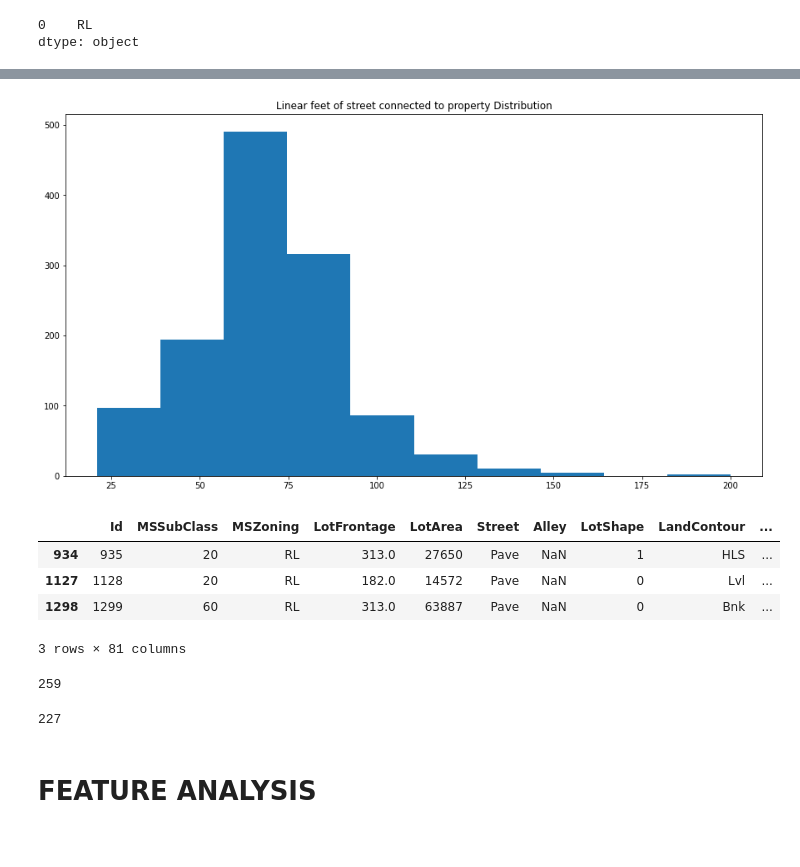
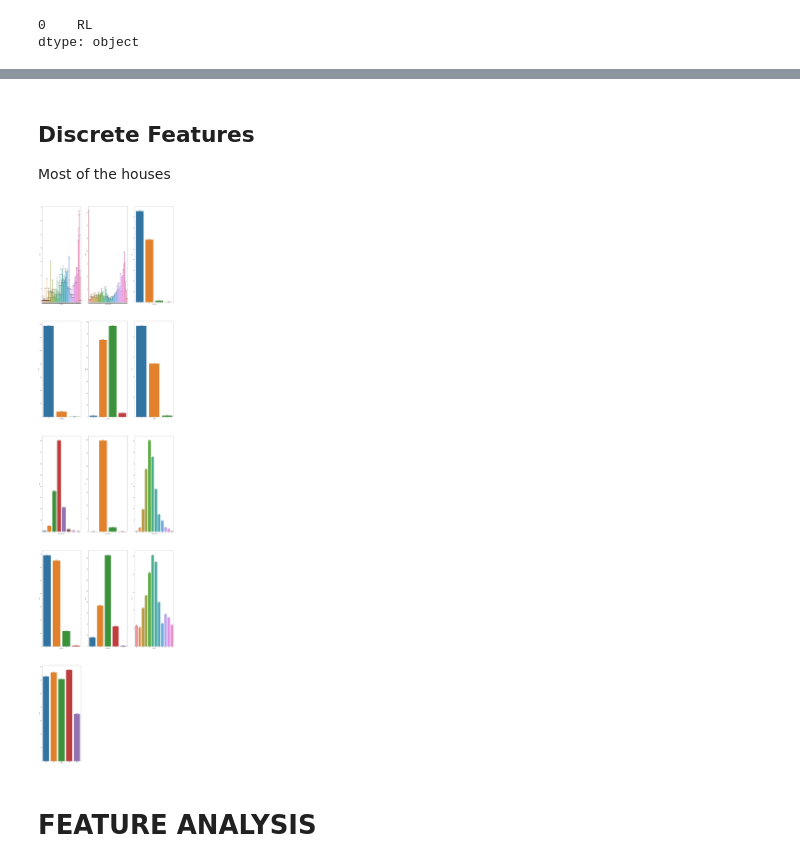
Before and after one commit to komus/kaggle-house-price, a Jupyter notebook: houseprice.ipynb, the cells around one changed output, grey strips where cells are left out. Drawn from its saved outputs; the diff is of its cells as text; code cells hidden in the pictures.

```diff
--- a/houseprice.ipynb
+++ b/houseprice.ipynb
@@ -231,24 +356,24 @@ train_set[train_set['LotFrontage'] > 250]
-# %%
-plt.figure(figsize=(15,8))
-plt.hist(test_set['LotFrontage'])
-plt.title("Linear feet of street connected to property Distribution");
-# %% [output]
-[figure, removed]
-# %%
-train_set[train_set['LotFrontage'] > 175]
-# %% [output]
-|  | Id | MSSubClass | MSZoning | LotFrontage | LotArea | Street | Alley | LotShape | LandContour | ... |
-| 934 | 935 | 20 | RL | 313.0 | 27650 | Pave | NaN | 1 | HLS | ... |
-| 1127 | 1128 | 20 | RL | 182.0 | 14572 | Pave | NaN | 0 | Lvl | ... |
-| 1298 | 1299 | 60 | RL | 313.0 | 63887 | Pave | NaN | 0 | Bnk | ... |
-3 rows × 81 columns
-# %%
-train_set['LotFrontage'].isnull().sum()
-# %% [output]
-259
-# %%
-test_set['LotFrontage'].isnull().sum()
-# %% [output]
-227
+# %% [markdown]
+## Discrete Features
+Most of the houses
+# %%
+n_cols = 3
+n_rows = ceil(len(discrete_features)/n_cols)
+counter = 1
+
+fig = plt.figure(figsize=(30,130))
+for col in discrete_features:
+    plt.subplot(n_rows, n_cols, counter)
+    plt.xlabel(col)
+    g = sns.countplot(train_set[col])
+    for p in g.patches:
+        x = p.get_bbox().get_points()[:,0]
+        y = p.get_bbox().get_points()[1,1]
+        g.annotate('{:.2g}%'.format(100.*y/len(train_set[col])), (x.mean(), y), ha='center', va='bottom')
+    counter += 1
+
+plt.show();
+# %% [output]
+[figure, added]
 # %% [markdown]
 # FEATURE ANALYSIS
```
Also changed, not shown: parts of 63 cells of this notebook.
